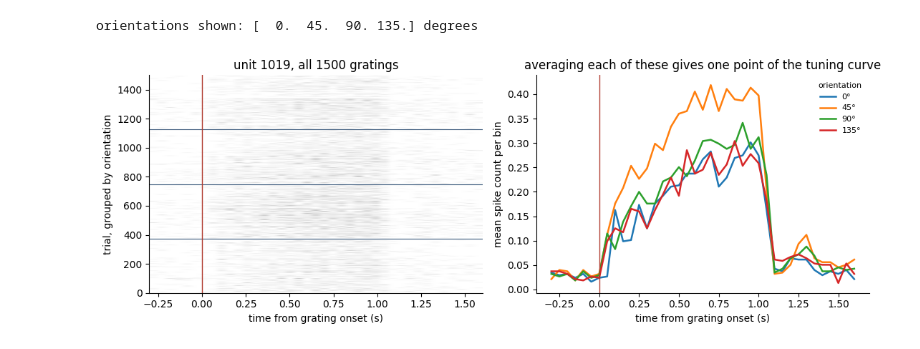
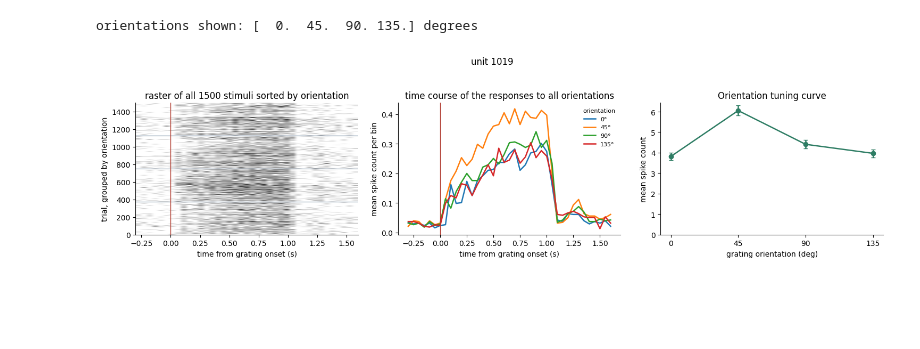
Before and after one commit to SarvestaniLab/OpenScope, a Jupyter notebook: ephys_getting_started.ipynb, the cells around one changed output. Cells and saved outputs as stored; diff of their text form; code cells hidden in the pictures; blank space fills up the shorter version.

Commit message:
Updating ephys example notebook.

```diff
--- a/ephys_getting_started.ipynb
+++ b/ephys_getting_started.ipynb
@@ -531,21 +559,27 @@ plt.show()
 # %%
-gridEdges = [xPositions.min() - 5, xPositions.max() + 5,
-             yPositions.min() - 5, yPositions.max() + 5]
+# The same map as Plot 3 above, now for the ten example units side by side.
+# exampleUnits was picked in section 5, and the unit from the previous figure is the
+# first panel here.
+figure, panels = plt.subplots(2, 5, figsize=(13, 6.0))
 
-figure, panels = plt.subplots(2, 5, figsize=(13, 6.0))
+# Zip pairs each panel with one unit; panels.flat walks the 2 x 5 grid in reading order.
+# We simply plot the values with imshow for each
 for panel, uid in zip(panels.flat, exampleUnits):
-    col = exampleUnits.index(uid)
-    panel.imshow(receptiveFields[:, :, col], origin="lower", cmap="viridis",
+    column = exampleUnits.index(uid)
+    panel.imshow(receptiveFields[:, :, column], origin="lower", cmap="viridis",
                  extent=gridEdges)
     panel.set_title(f"unit {uid}", fontsize=10)
     panel.set_xticks([-40, 0, 40])
     panel.set_yticks([-40, 0, 40])
     panel.tick_params(labelsize=7)
 
+# All ten share those axes, so name them once, on the bottom-left panel.
 panels[1][0].set_xlabel("patch x position (deg)")
 panels[1][0].set_ylabel("patch y position (deg)")
 figure.suptitle(f"Receptive fields — mean spike count by patch position ({probeName})",
                 fontsize=12)
+# Rect leaves the top 6% of the figure free for that title, which tight_layout would
+# otherwise pack the panels into.
 figure.tight_layout(rect=[0, 0, 1, 0.94], h_pad=2.0)
 plt.show()
 # %% [output]
@@ -584,57 +631,74 @@ def orientation_tuning(unitCol):
 # %% [output]
 orientations shown: [  0.  45.  90. 135.] degrees
 # %%
-# The same unit, now against grating orientation.
-# Align spikes to grating onset using time bins (same approach as the RF cell above).
-GRATING_PRE_S  = 0.3    # baseline window before grating onset
-GRATING_POST_S = 1.6    # window after grating onset
-BIN_S_GRATING  = 0.05   # bin size in seconds
+# detailUnit from section 8, now aligned to grating onsets.
+# Spike counts in short bins around every grating onset, same approach as section 8.
+GRATING_PRE_S = 0.3     # Baseline window before grating onset
+GRATING_POST_S = 1.6    # Window after grating onset
+BIN_S_GRATING = 0.05    # Bin size in seconds
+gratingLag = np.arange(-GRATING_PRE_S, GRATING_POST_S + BIN_S_GRATING,
+                       BIN_S_GRATING)           # The window, in seconds
 
-gratingBins    = np.arange(-GRATING_PRE_S, GRATING_POST_S + BIN_S_GRATING, BIN_S_GRATING)
-gratingLag     = gratingBins   # time axis for plotting
-n_pre_grating  = int(round(GRATING_PRE_S / BIN_S_GRATING))
+detailSpikes = np.asarray(nwbfile.units["spike_times"][unitsDf.index.get_loc(detailUnit)])
 
-detailSpikes   = np.asarray(nwbfile.units["spike_times"][unitsDf.index.get_loc(detailUnit)])
-gratingOnsets  = gratingTrials.start_time.to_numpy()
+# One row per grating trial, one column per bin of the window, for detailUnit.
+alignedGrating = np.zeros((len(gratingOnsets), len(gratingLag)))
+for trial, onset in enumerate(gratingOnsets):
+    for timeBin, lag in enumerate(gratingLag):
+        alignedGrating[trial, timeBin] = ((detailSpikes >= onset + lag) &
+                                          (detailSpikes < onset + lag + BIN_S_GRATING)).sum()
 
-# Build aligned matrix: trials × time-bins
-alignedGrating = np.zeros((len(gratingOnsets), len(gratingBins)))
-for t, onset in enumerate(gratingOnsets):
-    for b, lag in enumerate(gratingBins):
-        alignedGrating[t, b] = ((detailSpikes >= onset + lag) &
-                                 (detailSpikes <  onset + lag + BIN_S_GRATING)).sum()
+# byOrientation is the trial order that puts trials of the same orientation together.
+trialOrientation = gratingTrials.orientation.to_numpy()
+byOrientation = np.argsort(trialOrientation, kind="stable")
 
-# Sort trials by orientation so each block of rows is one orientation.
-orientations     = np.sort(gratingTrials.orientation.unique())
-trialOrientation = gratingTrials.orientation.to_numpy()
-byOrientation    = np.argsort(trialOrientation, kind="stable")
+figure, (raster, psth, tuning) = plt.subplots(1, 3, figsize=(15, 4.0))
 
-figure, (raster, psth) = plt.subplots(1, 2, figsize=(11, 4.0))
+# Grey scale limits for the raster. Most bins hold no spikes, so the ceiling is a
+# percentile of the bins that hold at least one. This raster draws every trial into a
+# few hundred pixels; its ceiling is lower than the one section 8 uses on its small panels.
+gratingLower, gratingUpper = 0.0, np.percentile(alignedGrating[alignedGrating > 0], 80)
 
+# Left panel: every trial as one row, in that order, time running left to right.
 raster.imshow(alignedGrating[byOrientation], aspect="auto", cmap="Greys", origin="lower",
+              vmin=gratingLower, vmax=gratingUpper,
               extent=[gratingLag[0], gratingLag[-1], 0, len(byOrientation)])
+# A horizontal line at each row where the orientation changes, placed by counting how
+# many trials each orientation has.
 boundary = 0
-for ori in orientations[:-1]:
-    boundary += int(np.sum(trialOrientation == ori))
+for orientation in orientations[:-1]:
+    boundary += int(np.sum(trialOrientation == orientation))
     raster.axhline(boundary, color="#3E5C7E", linewidth=0.8)
-raster.axvline(0, color="#B03A2E", linewidth=1)
+raster.axvline(0, color="#B03A2E", linewidth=1)     # Grating onset
 raster.set(xlabel="time from grating onset (s)", ylabel="trial, grouped by orientation",
-           title=f"unit {detailUnit}, all {len(gratingTrials)} gratings")
+           title=f"raster of all {len(gratingTrials)} stimuli sorted by orientation")
 
-for ori in orientations:
-    atThisOrientation = trialOrientation == ori
+# Middle panel: the rows belonging to each orientation, averaged into one trace.
+for orientation in orientations:
+    atThisOrientation = trialOrientation == orientation
     psth.plot(gratingLag, alignedGrating[atThisOrientation].mean(axis=0),
-              linewidth=1.8, label=f"{ori:.0f}\u00b0")
-psth.axvline(0, color="#B03A2E", linewidth=1)
+              linewidth=1.8, label=f"{orientation:.0f}\u00b0")
+psth.axvline(0, color="#B03A2E", linewidth=1)       # Grating onset
 psth.set(xlabel="time from grating onset (s)", ylabel="mean spike count per bin",
-         title="averaging each of these gives one point of the tuning curve")
+         title="time course of the responses to all orientations")
 psth.legend(fontsize=8, frameon=False, title="orientation", title_fontsize=8)
 
-for panel in (raster, psth):
+# Right panel: the mean and standard error at each orientation, from orientation_tuning
+# in the previous cell. Those means come from gratingResponses, the spike count in the
+# 1 s after each onset, not from the window plotted in the two panels on the left.
+tuningMeans, tuningErrors = orientation_tuning(probeUnits.index.tolist().index(detailUnit))
+tuning.errorbar(orientations, tuningMeans, yerr=tuningErrors, marker="o", markersize=6,
+                linewidth=1.8, capsize=3, color="#2E7D64")
+tuning.set(xlabel="grating orientation (deg)", ylabel="mean spike count",
+           xticks=orientations, ylim=(0, None), title="Orientation tuning curve")
+
+# Hide the top and right spines on all three panels.
+for panel in (raster, psth, tuning):
     for side in ("top", "right"):
         panel.spines[side].set_visible(False)
-figure.tight_layout()
+figure.suptitle(f"unit {detailUnit}", fontsize=12)
+figure.tight_layout(rect=[0, 0, 1, 0.94])
 plt.show()
 # %% [output]
-[figure, old version]
+[figure, new version]
 # %%
```
Also changed, not shown: parts of 16 cells of this notebook.
